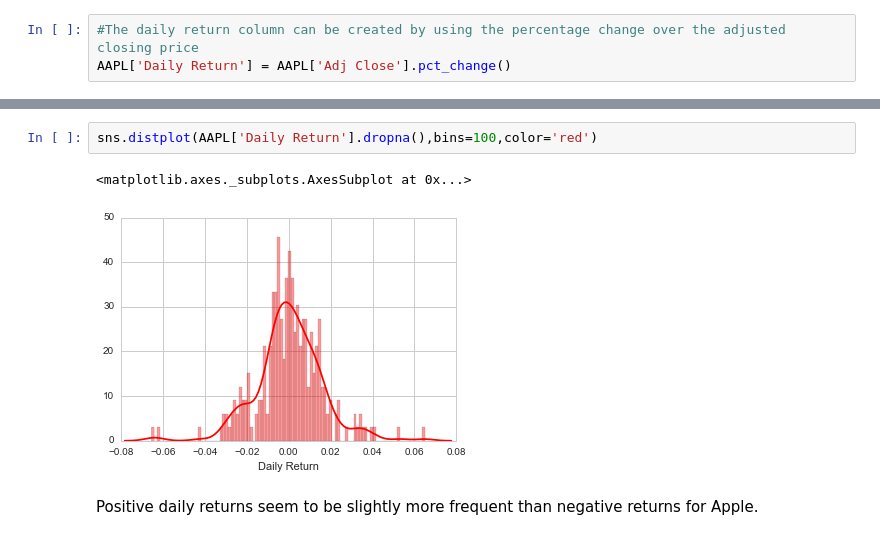
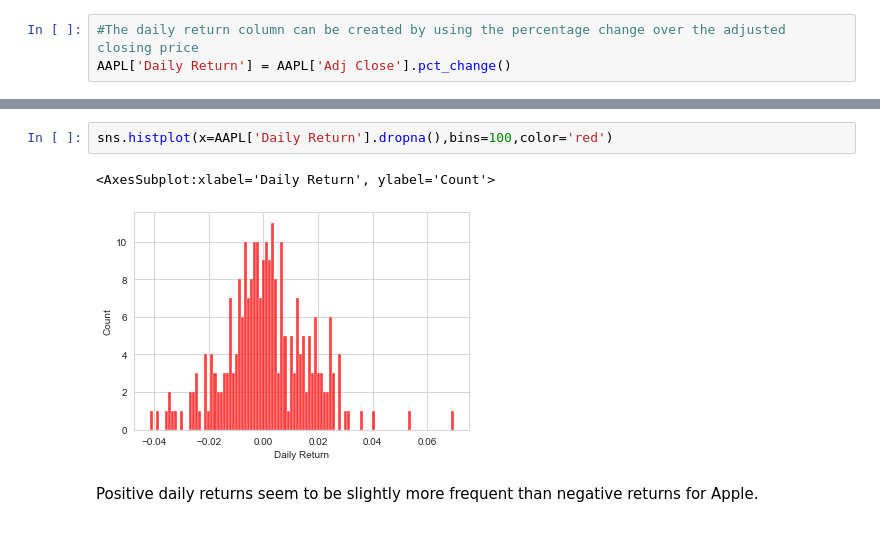
Before and after one commit to sajal2692/data-science-portfolio, a Jupyter notebook: Stock Market Analysis for Tech Stocks.ipynb, the cells around one changed output, grey strips where cells are left out. Cells and saved outputs as stored; diff of their text form.

```diff
--- a/Stock Market Analysis for Tech Stocks.ipynb
+++ b/Stock Market Analysis for Tech Stocks.ipynb
@@ -162,8 +157,8 @@ AAPL['Daily Return'].plot(figsize=(14,5),legend=True,linestyle='--',marker='o')
 # %%
-sns.distplot(AAPL['Daily Return'].dropna(),bins=100,color='red')
+sns.histplot(x=AAPL['Daily Return'].dropna(),bins=100,color='red')
 # %% [output]
-<matplotlib.axes._subplots.AxesSubplot at 0x...>
+<AxesSubplot:xlabel='Daily Return', ylabel='Count'>
-[figure, old version]
+[figure, new version]
 # %% [markdown]
 Positive daily returns seem to be slightly more frequent than negative returns for Apple.
 # %% [markdown]
```
Also changed, not shown: parts of 27 cells of this notebook.
